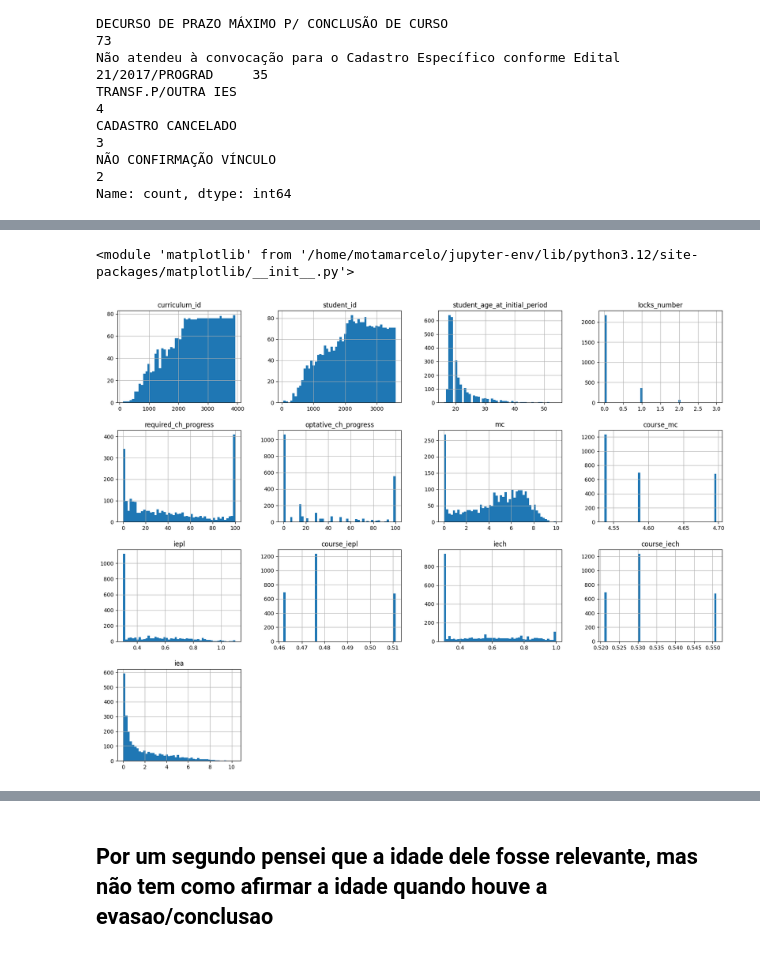
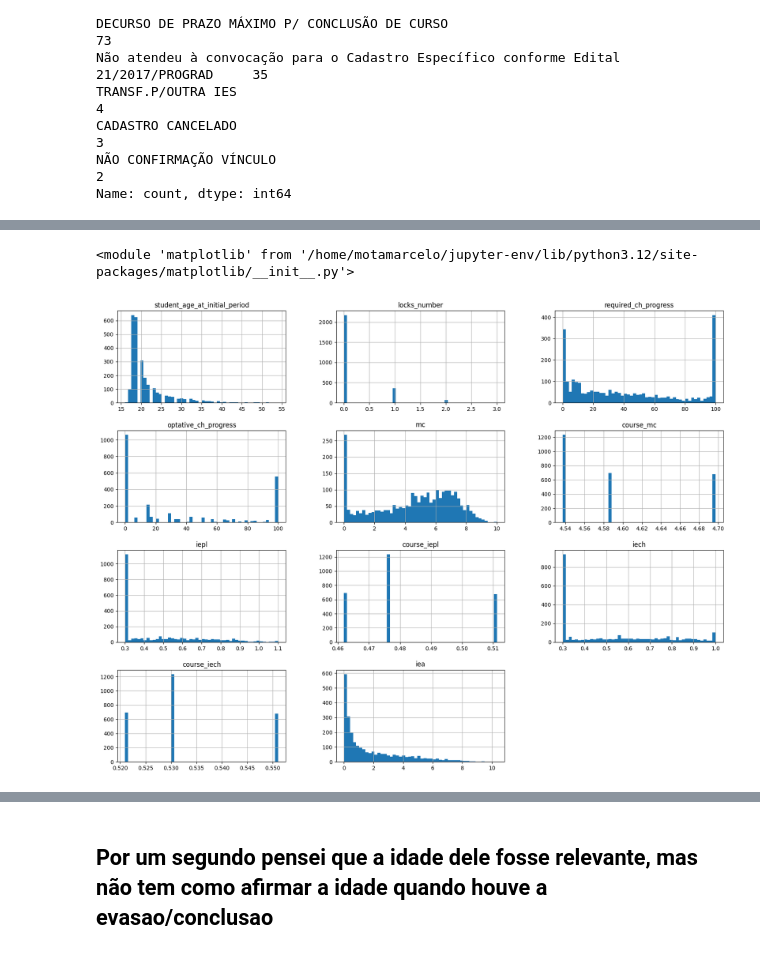
Before and after one commit to motamarcelo/jupyter_notebooks, a Jupyter notebook: Evasao.ipynb, the cells around one changed output, grey strips where cells are left out. Saved outputs shown, nothing was run; the diff lists cells and outputs as text; code cells hidden in the pictures.

```diff
--- a/Evasao.ipynb
+++ b/Evasao.ipynb
@@ -148,3 +143,4 @@ Name: count, dtype: int64
 # %%
 # é possível perceber que os dados são nichados e para reduzir o trabalho vou descartar algumas colunas no momento
-evasao_melhorado = evasao.drop(columns=["centro", "department_name"])
+evasao_reduzido = evasao.drop(columns=["curriculum_id","student_id","centro", "department_name","birthday", "leaving_reason"])
+evasao_reduzido.info()
@@ -163,8 +165,8 @@ evasao_melhorado.describe()
 # %%
 %matplotlib inline
 import matplotlib as plt
-evasao_melhorado.hist(bins=50, figsize=(20,15))
+evasao_reduzido.hist(bins=50, figsize=(20,15))
 plt
 # %% [output]
 <module 'matplotlib' from '/home/motamarcelo/jupyter-env/lib/python3.12/site-packages/matplotlib/__init__.py'>
-[figure, old version]
+[figure, new version]
```
Also changed, not shown: parts of 34 cells of this notebook.
